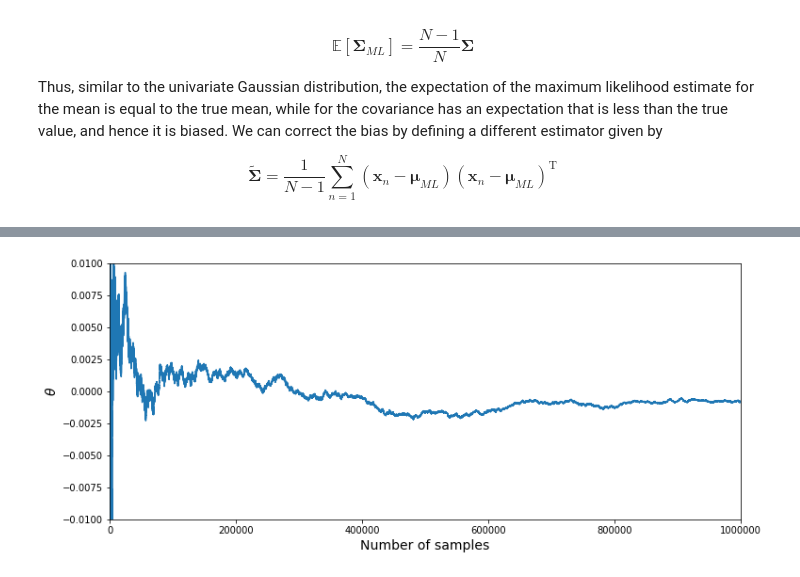
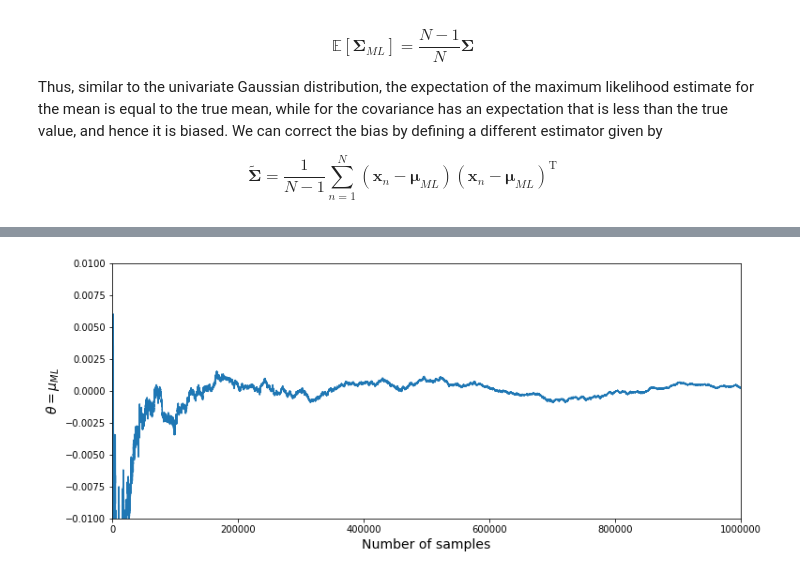
Before and after one commit to vagmcs/PRML, a Jupyter notebook: notebooks/ch2_probability_distributions.ipynb, the cells around one changed output, grey strips where cells are left out. Drawn from its saved outputs; the diff is of its cells as text; code cells hidden in the pictures.

```diff
--- a/notebooks/ch2_probability_distributions.ipynb
+++ b/notebooks/ch2_probability_distributions.ipynb
@@ -929,18 +941,18 @@ $$
 # %%
 sample = np.random.randn(1000000)
 
 sum_s = sample[0]
 theta_n = sum_s / 1
 history = [theta_n]
 for N, s in enumerate(sample[1:], 2):
+    theta_n = sum_s / N + 1 / N * (s - sum_s / N)
     sum_s += s
-    theta_n = sum_s / N + 1 / N * (s - sum_s / N)
     history.append(theta_n)
 
 plt.figure(figsize=(12, 5))
 plt.plot(history)
 plt.xlim(0, 1000000); plt.ylim(-0.01, 0.01)
-plt.xlabel("Number of samples", fontsize=14); plt.ylabel("$\\theta$", fontsize=14)
+plt.xlabel("Number of samples", fontsize=14); plt.ylabel("$\\theta=\mu_{ML}$", fontsize=14)
 plt.show()
 # %% [output]
-[figure, old version]
+[figure, new version]
```
Also changed, not shown: parts of 17 cells of this notebook, 2 other files.
